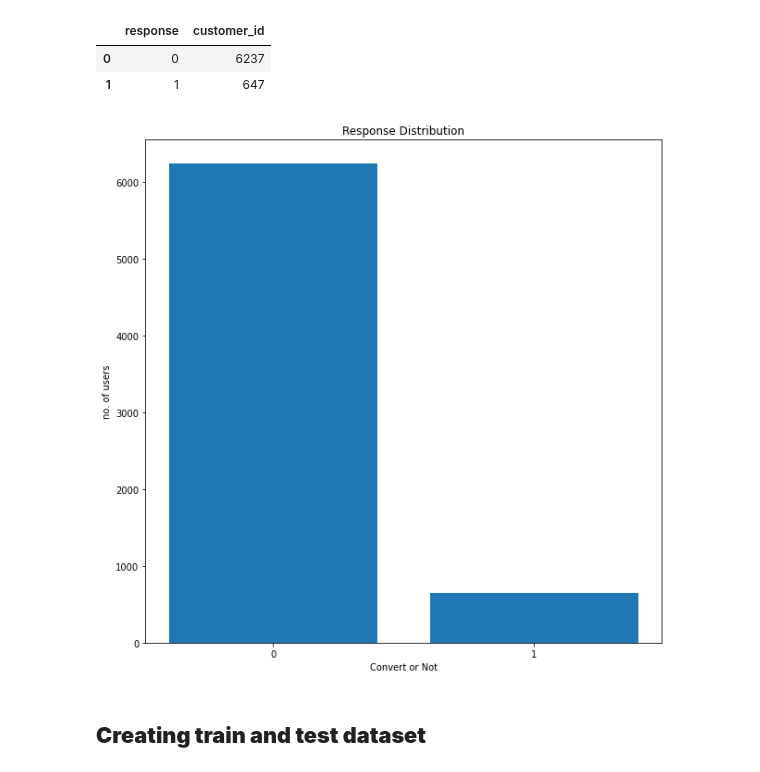
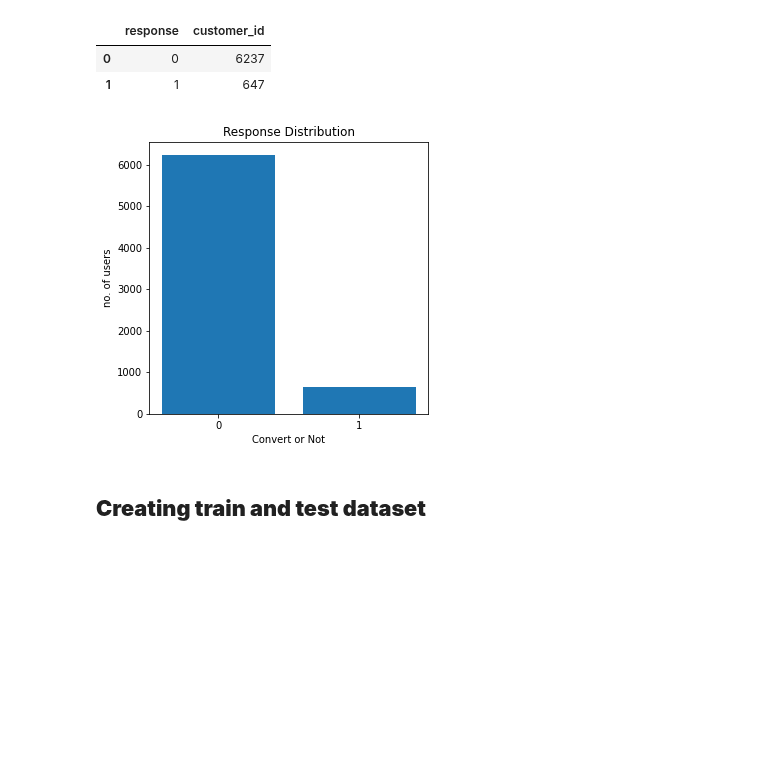
Before and after one commit to PisutSukpool/CRM-Analytics, a Jupyter notebook: Homework 08/Campaign Response Model_Main.ipynb, the cells around one changed output. Saved outputs shown, nothing was run; the diff lists cells and outputs as text; code cells hidden in the pictures; blank space fills up the shorter version.

```diff
--- a/Homework 08/Campaign Response Model_Main.ipynb
+++ b/Homework 08/Campaign Response Model_Main.ipynb
@@ -266,18 +258,18 @@ response_rate.head()
 | 0 | 0 | 6237 |
 | 1 | 1 | 647 |
 # %%
-plt.figure(figsize=(10,10))
+plt.figure(figsize=(5,5))
 x=range(2)
 plt.bar(x,response_rate['customer_id'])
 plt.xticks(response_rate.index)
 plt.title('Response Distribution')
 plt.xlabel('Convert or Not')
 plt.ylabel('no. of users')
 plt.show()
 
 ## data is imbalanced
 # %% [output]
-[figure, old version]
+[figure, new version]
 # %% [markdown]
 ## **Creating train and test dataset**
 # %%
```
Also changed, not shown: parts of 13 cells of this notebook.
